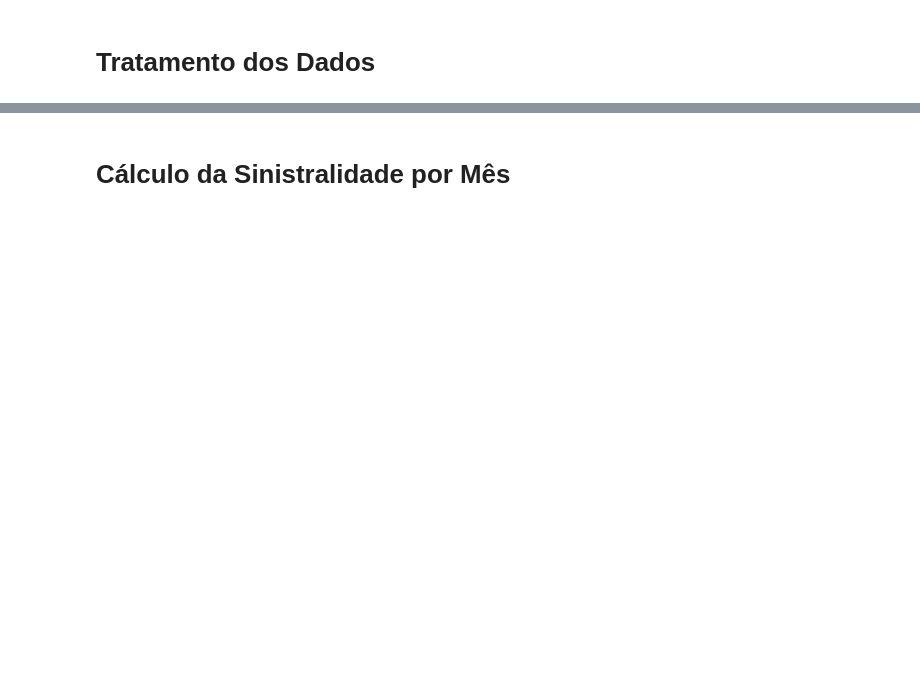
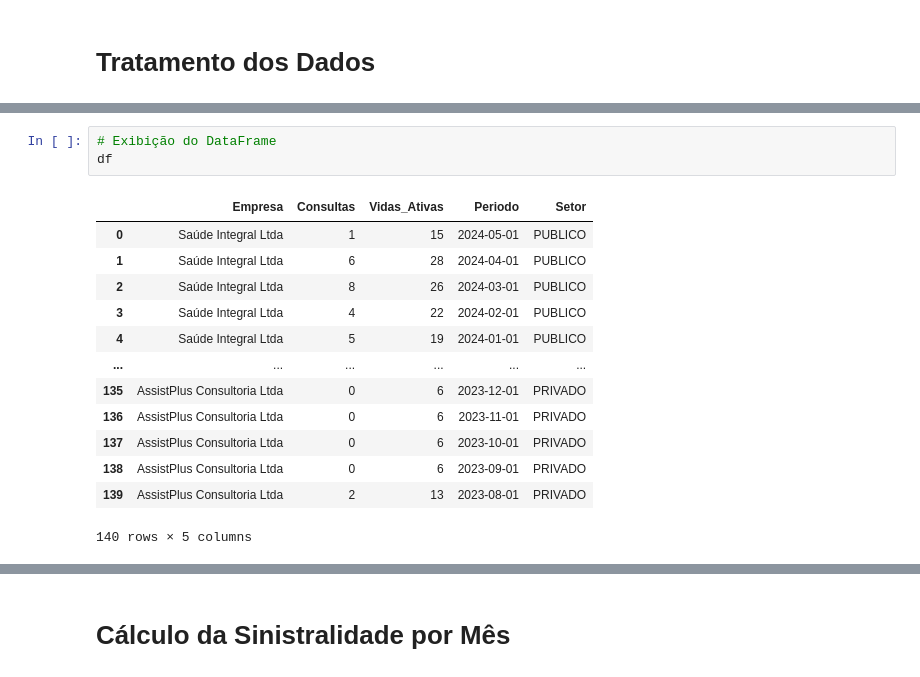
Before and after one commit to bessarodrigo/sinistralidade_telemecidina, a Jupyter notebook: sinistralidade_telemedicina.ipynb, the cells around one changed output, grey strips where cells are left out. Cells and saved outputs as stored; diff of their text form; blank space fills up the shorter version.

```diff
--- a/sinistralidade_telemedicina.ipynb
+++ b/sinistralidade_telemedicina.ipynb
@@ -130,0 +99,17 @@ dtype: object
+# %%
+# Exibição do DataFrame
+df
+# %% [output]
+|  | Empresa | Consultas | Vidas_Ativas | Periodo | Setor |
+| 0 | Saúde Integral Ltda | 1 | 15 | 2024-05-01 | PUBLICO |
+| 1 | Saúde Integral Ltda | 6 | 28 | 2024-04-01 | PUBLICO |
+| 2 | Saúde Integral Ltda | 8 | 26 | 2024-03-01 | PUBLICO |
+| 3 | Saúde Integral Ltda | 4 | 22 | 2024-02-01 | PUBLICO |
+| 4 | Saúde Integral Ltda | 5 | 19 | 2024-01-01 | PUBLICO |
+| ... | ... | ... | ... | ... | ... |
+| 135 | AssistPlus Consultoria Ltda | 0 | 6 | 2023-12-01 | PRIVADO |
+| 136 | AssistPlus Consultoria Ltda | 0 | 6 | 2023-11-01 | PRIVADO |
+| 137 | AssistPlus Consultoria Ltda | 0 | 6 | 2023-10-01 | PRIVADO |
+| 138 | AssistPlus Consultoria Ltda | 0 | 6 | 2023-09-01 | PRIVADO |
+| 139 | AssistPlus Consultoria Ltda | 2 | 13 | 2023-08-01 | PRIVADO |
+140 rows × 5 columns
```
Also changed, not shown: parts of 17 cells of this notebook, 1 other file.
